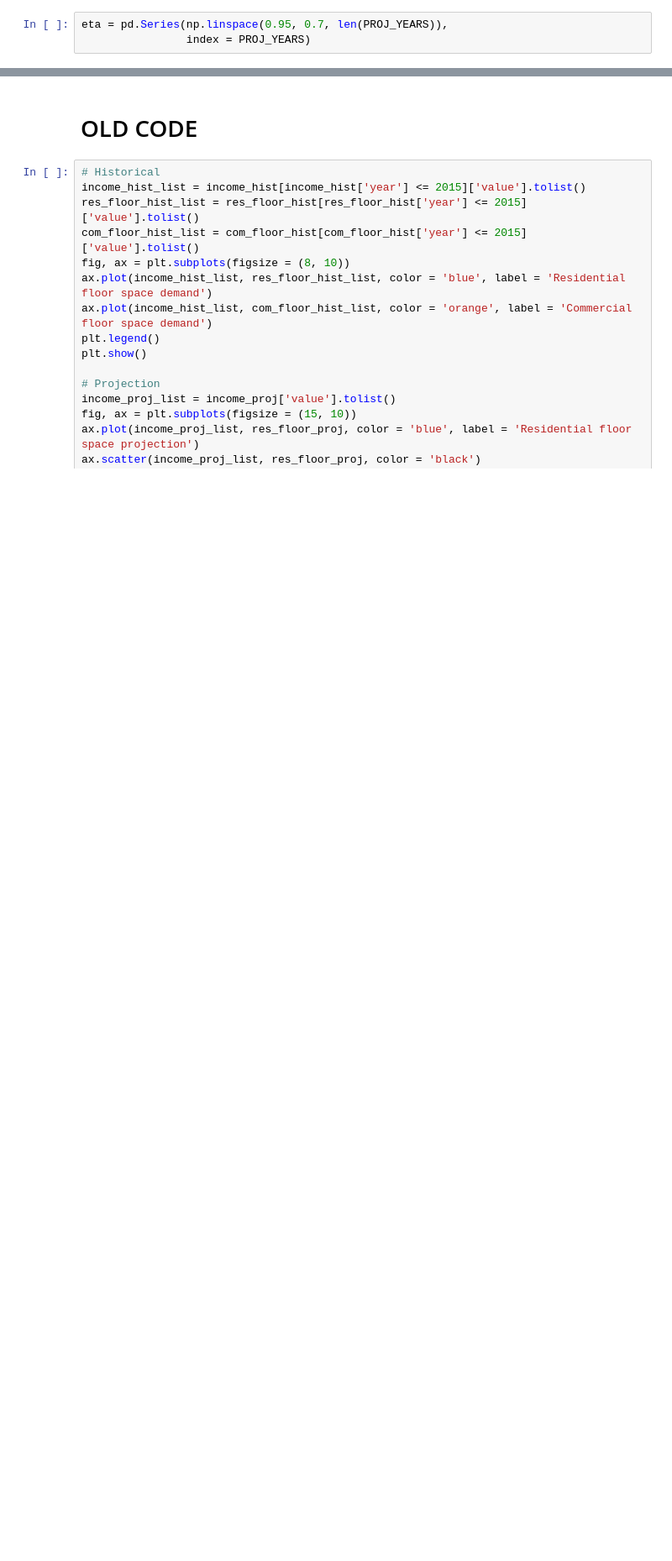
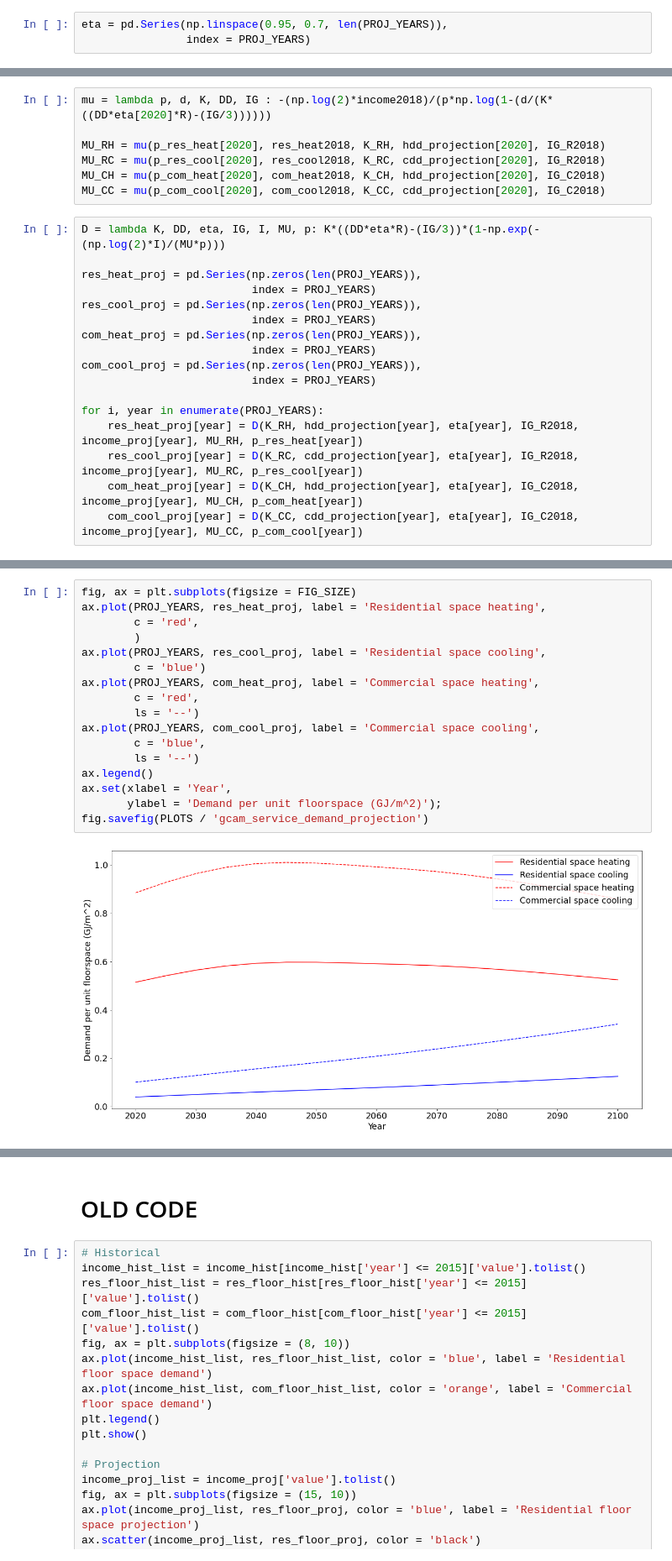
Before and after one commit to noahhleverton/iams_code, a Jupyter notebook: function_testing/GCAM/gcam_energy_demand.ipynb, the cells around one changed output, grey strips where cells are left out. Shown at 84% size. Saved outputs shown, nothing was run; the diff lists cells and outputs as text; blank space fills up the shorter version.

Commit message:
Added some plots

```diff
--- a/function_testing/GCAM/gcam_energy_demand.ipynb
+++ b/function_testing/GCAM/gcam_energy_demand.ipynb
@@ -376,0 +313,24 @@ elas.groupby(level = 'sector').mean()
+# %%
+mu = lambda p, d, K, DD, IG : -(np.log(2)*income2018)/(p*np.log(1-(d/(K*((DD*eta[2020]*R)-(IG/3))))))
+
+MU_RH = mu(p_res_heat[2020], res_heat2018, K_RH, hdd_projection[2020], IG_R2018)
+MU_RC = mu(p_res_cool[2020], res_cool2018, K_RC, cdd_projection[2020], IG_R2018)
+MU_CH = mu(p_com_heat[2020], com_heat2018, K_CH, hdd_projection[2020], IG_C2018)
+MU_CC = mu(p_com_cool[2020], com_cool2018, K_CC, cdd_projection[2020], IG_C2018)
+# %%
+D = lambda K, DD, eta, IG, I, MU, p: K*((DD*eta*R)-(IG/3))*(1-np.exp(-(np.log(2)*I)/(MU*p)))
+
+res_heat_proj = pd.Series(np.zeros(len(PROJ_YEARS)),
+                          index = PROJ_YEARS)
+res_cool_proj = pd.Series(np.zeros(len(PROJ_YEARS)),
+                          index = PROJ_YEARS)
+com_heat_proj = pd.Series(np.zeros(len(PROJ_YEARS)),
+                          index = PROJ_YEARS)
+com_cool_proj = pd.Series(np.zeros(len(PROJ_YEARS)),
+                          index = PROJ_YEARS)
+
+for i, year in enumerate(PROJ_YEARS):
+    res_heat_proj[year] = D(K_RH, hdd_projection[year], eta[year], IG_R2018, income_proj[year], MU_RH, p_res_heat[year])
+    res_cool_proj[year] = D(K_RC, cdd_projection[year], eta[year], IG_R2018, income_proj[year], MU_RC, p_res_cool[year])
+    com_heat_proj[year] = D(K_CH, hdd_projection[year], eta[year], IG_C2018, income_proj[year], MU_CH, p_com_heat[year])
+    com_cool_proj[year] = D(K_CC, cdd_projection[year], eta[year], IG_C2018, income_proj[year], MU_CC, p_com_cool[year])
@@ -376,0 +339,19 @@ elas.groupby(level = 'sector').mean()
+# %%
+fig, ax = plt.subplots(figsize = FIG_SIZE)
+ax.plot(PROJ_YEARS, res_heat_proj, label = 'Residential space heating',
+        c = 'red',
+        )
+ax.plot(PROJ_YEARS, res_cool_proj, label = 'Residential space cooling',
+        c = 'blue')
+ax.plot(PROJ_YEARS, com_heat_proj, label = 'Commercial space heating',
+        c = 'red',
+        ls = '--')
+ax.plot(PROJ_YEARS, com_cool_proj, label = 'Commercial space cooling',
+        c = 'blue',
+        ls = '--')
+ax.legend()
+ax.set(xlabel = 'Year',
+       ylabel = 'Demand per unit floorspace (GJ/m^2)');
+fig.savefig(PLOTS / 'gcam_service_demand_projection')
+# %% [output]
+[figure, added]
```
Also changed, not shown: parts of 80 cells of this notebook, 13 other files.
